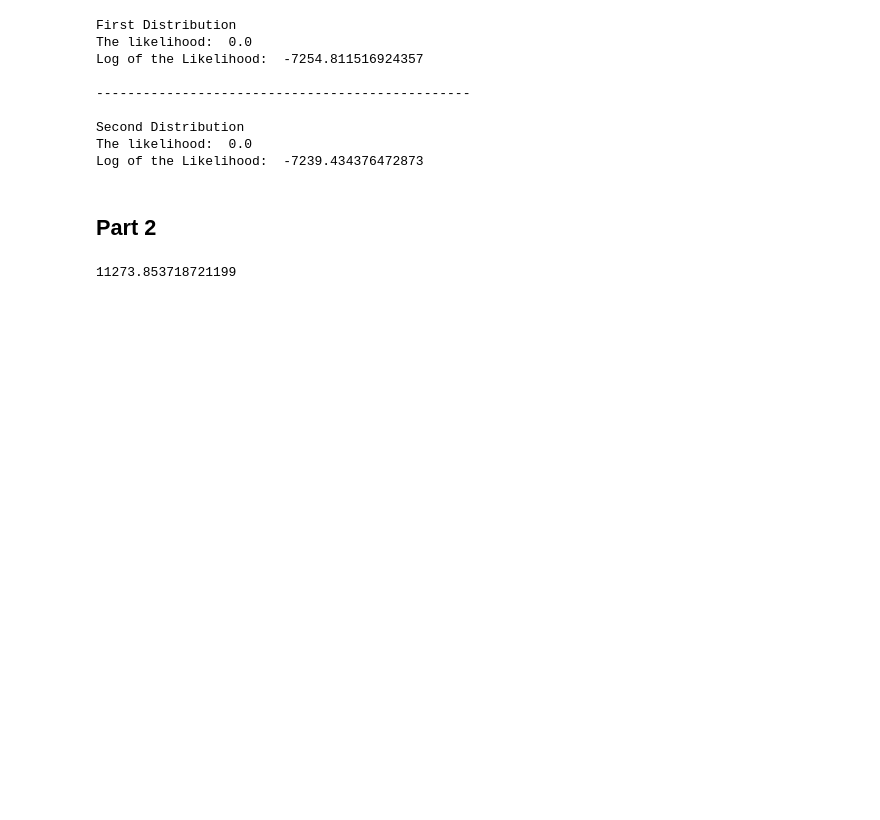
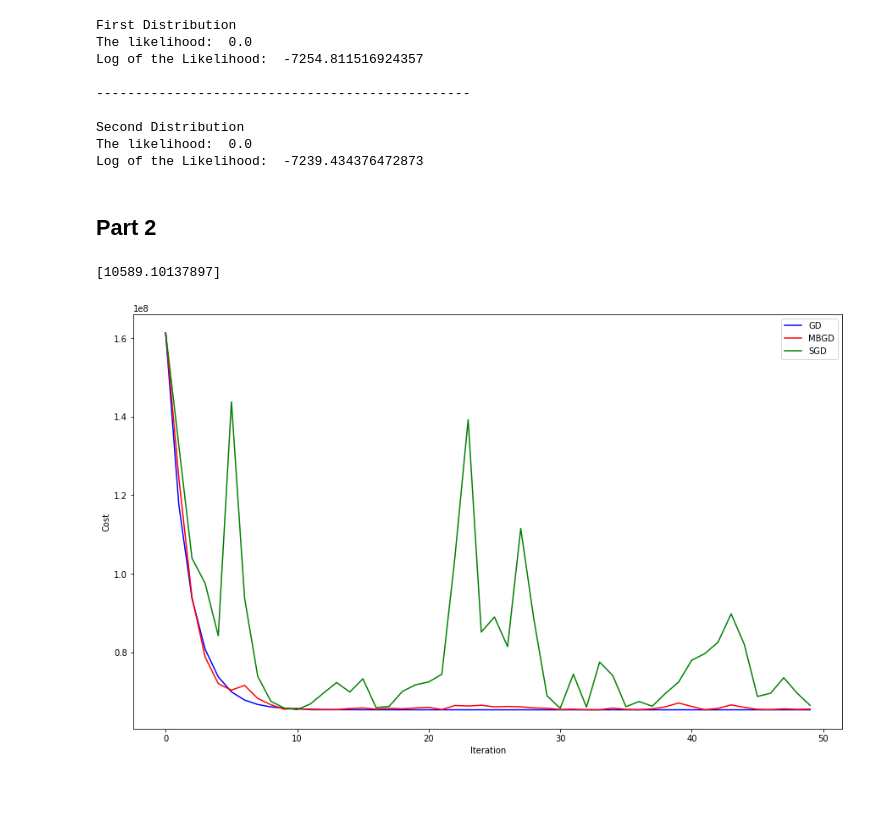
Before and after one commit to NamiNaziri/Machine_Learning_Course_IUT, a Jupyter notebook: HW1/HW_Answer.ipynb, the cells around one changed output. Drawn from its saved outputs; the diff is of its cells as text; code cells hidden in the pictures; blank space fills up the shorter version.

Commit message:
Mini batch and stochastic gradient descent implemented

```diff
--- a/HW1/HW_Answer.ipynb
+++ b/HW1/HW_Answer.ipynb
@@ -175,14 +190,15 @@ def OneIterationGradientDescent(data,teta,learningRate):
 # %%
 def BatchGradientDescent(data,teta,learningRate,iterationCount):
 
-    Error = np.zeros((2,iterationCount))
+    Error = np.zeros([2,iterationCount])
 
     for i in range(iterationCount):
         Error[1,i] = i
         teta, Error[0,i] = OneIterationGradientDescent(data,teta,learningRate)
+        #print( Error[0,i] )
 
 
-    print(Error)
-    return teta
+    #Zprint(Error)
+    return teta , Error
 # %%
 def MiniBatchGradienDescent(data,teta,learningRate,iterationCount, batchSizes ):
@@ -217,5 +225,48 @@ teta = StochasticGradientDescent(insuranceData,teta,learningRate,50)
+# %%
+iterationCount = 50
+learningRate = 0.0001
+import random
+GD_teta = np.zeros([insuranceData.shape[1],1])
+GD_Error = np.zeros((2,iterationCount))
+
+GD_teta , GD_Error = BatchGradientDescent(insuranceData,GD_teta,learningRate,iterationCount)
+
+
+MBGD_teta = np.zeros([insuranceData.shape[1],1])
+MBGD_Error = np.zeros((2,iterationCount))
+
+MBGD_teta , MBGD_Error = MiniBatchGradienDescent(insuranceData,MBGD_teta,learningRate,iterationCount,32)
+
+
+SGD_teta = np.zeros([insuranceData.shape[1],1])
+SGD_Error = np.zeros((2,iterationCount))
+
+
+
+
+SGD_teta , SGD_Error = StochasticGradientDescent(insuranceData,SGD_teta,learningRate,iterationCount)
 # %%
 f = [1,23,34.4,0]
-print(hypotheses(teta,f))
+print(hypotheses(GD_teta,f))
+
+#print(Error)
 # %% [output]
-11273.853718721199
+[10589.10137897]
+# %%
+plt.xlabel('Iteration')
+plt.ylabel('Cost')
+
+plt.plot(GD_Error[1], GD_Error[0], 'b-')
+plt.plot(MBGD_Error[1], MBGD_Error[0], 'r-')
+plt.plot(SGD_Error[1], SGD_Error[0], 'g-')
+
+plt.gcf().set_size_inches(15, 9)
+plt.legend(['GD', 'MBGD', 'SGD'])
+
+
+
+plt.show()
+# %% [output]
+[figure, added]
+# %% [markdown]
+##
```
Also changed, not shown: parts of 5 cells of this notebook, 2 other files.
